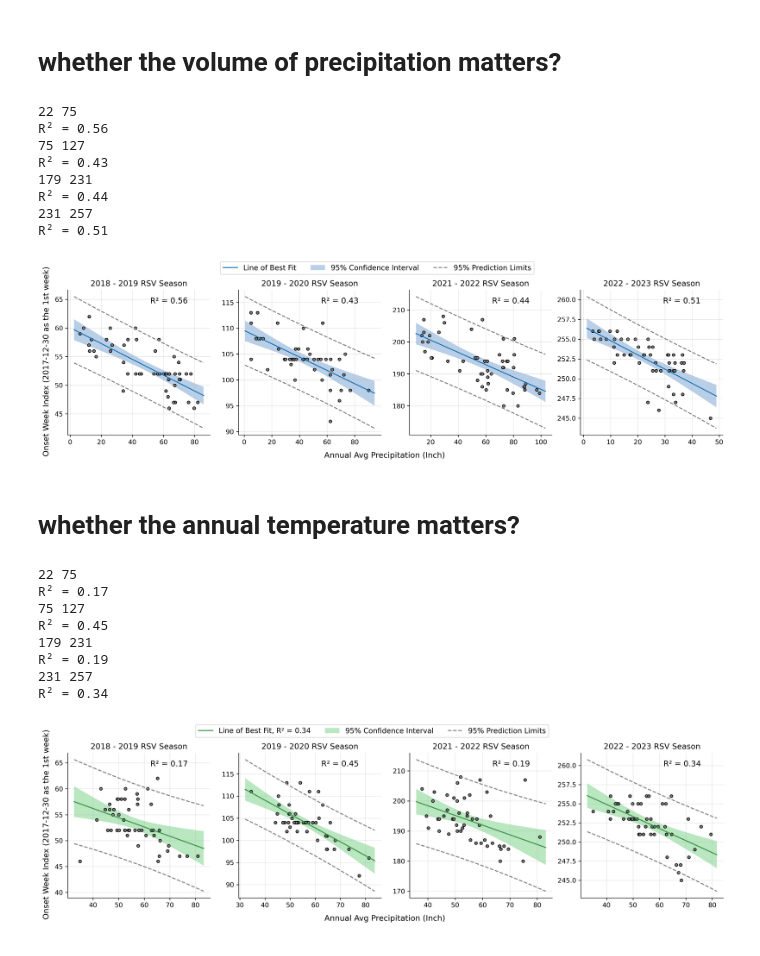
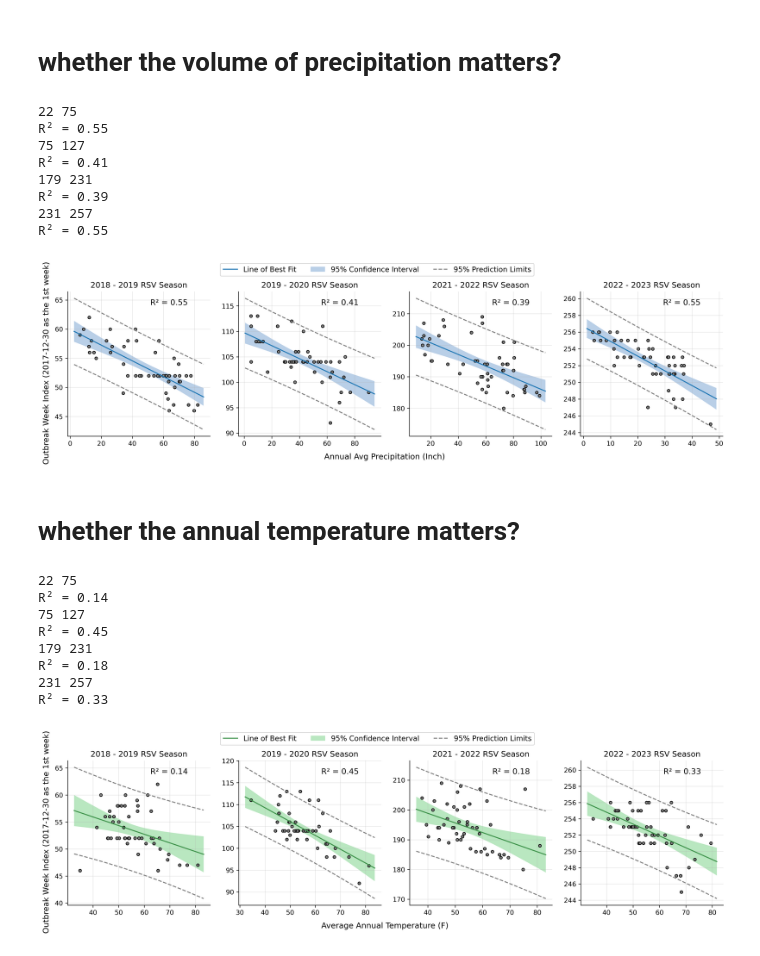
Before and after one commit to ycq091044/TAP-RSV, a Jupyter notebook: RSV/notebook/Task 2 - humidity and temperature correlation.ipynb, the cells around one changed output. Saved outputs shown, nothing was run; the diff lists cells and outputs as text; code cells hidden in the pictures.

```diff
--- a/RSV/notebook/Task 2 - humidity and temperature correlation.ipynb
+++ b/RSV/notebook/Task 2 - humidity and temperature correlation.ipynb
@@ -38,7 +38,7 @@ def get_mean_temp(L):
 precip = []
 temp = []
 for path in tqdm(csv_files):
-    file = pd.read_csv(os.path.join(root, path), index_col=False)
+    file = pd.read_csv(os.path.join(root_path, 'climate', path), index_col=False)
     precip.append(file.groupby(["state", "valid"])['precip_month'].\
                   apply(lambda x: get_mean_precip(x.values)).reset_index(name='mean_precip'))
     temp.append(file.groupby(["state", "valid"])[["high", "low"]].\
@@ -379,20 +379,21 @@ ax.legend(fontsize=11, bbox_to_anchor=(-0.3,1.22), ncol=3)
 #fig.text('Annual Avg Precipitation (Inch)')
 #ax.set_ylabel("Onset Week Index (2017-12-30 as the 1st week)")
 fig.text(0.5, 0, 'Annual Avg Precipitation (Inch)', ha='center', va='center', fontsize=12)
-fig.text(0.1, 0.5, 'Onset Week Index (2017-12-30 as the 1st week)', ha='center', va='center', rotation='vertical', fontsize=12)
+fig.text(0.1, 0.5, 'Outbreak Week Index (2017-12-30 as the 1st week)', ha='center', va='center', rotation='vertical', fontsize=12)
 fig.tight_layout()
 #plt.subplots_adjust(wspace=0.3)
+plt.savefig('../fig/rsv_onset_vs_precipitation.png', dpi=300, bbox_inches='tight')
 plt.show()
 # %% [output]
 22 75
-R² = 0.56
+R² = 0.55
 75 127
-R² = 0.43
+R² = 0.41
 179 231
-R² = 0.44
+R² = 0.39
 231 257
-R² = 0.51
+R² = 0.55
-[figure, old version]
+[figure, new version]
 # %% [markdown]
 # whether the annual temperature matters?
 # %%
@@ -504,36 +505,37 @@ ax = plt.subplot(143)
 volume_list = []
 onset_week = []
 start = dates.index('2021-06-05')
 end = dates.index('2022-06-04')
 print (start, end)
 for i in range(50):
     volume_list.append(np.mean(temp_stat[i, start: end]))
     onset_week.append(np.argmax(iqvia[i, start: end])+start)
 scatter_and_fit(volume_list, onset_week, "2021 - 2022 RSV Season", ax)
 
 ax = plt.subplot(144)
 volume_list = []
 onset_week = []
 start = dates.index('2022-06-04')
 end = 257
 print (start, end)
 for i in range(50):
     volume_list.append(np.mean(temp_stat[i, start: end]))
     onset_week.append(np.argmax(iqvia[i, start: end])+start)
 scatter_and_fit(volume_list, onset_week, "2022 - 2023 RSV Season", ax)
 ax.legend(fontsize=11, bbox_to_anchor=(-0.3,1.22), ncol=3)
 #fig.text('Annual Avg Precipitation (Inch)')
 #ax.set_ylabel("Onset Week Index (2017-12-30 as the 1st week)")
-fig.text(0.5, 0, 'Annual Avg Precipitation (Inch)', ha='center', va='center', fontsize=12)
-fig.text(0.1, 0.5, 'Onset Week Index (2017-12-30 as the 1st week)', ha='center', va='center', rotation='vertical', fontsize=12)
+fig.text(0.5, 0, 'Average Annual Temperature (F)', ha='center', va='center', fontsize=12)
+fig.text(0.1, 0.5, 'Outbreak Week Index (2017-12-30 as the 1st week)', ha='center', va='center', rotation='vertical', fontsize=12)
 plt.tight_layout()
+plt.savefig('../fig/rsv_onset_vs_temp.png', dpi=300, bbox_inches='tight')
 # %% [output]
 22 75
-R² = 0.17
+R² = 0.14
 75 127
 R² = 0.45
 179 231
-R² = 0.19
+R² = 0.18
 231 257
-R² = 0.34
+R² = 0.33
-[figure, old version]
+[figure, new version]
```
Also changed, not shown: parts of 6 cells of this notebook, 18 other files.
